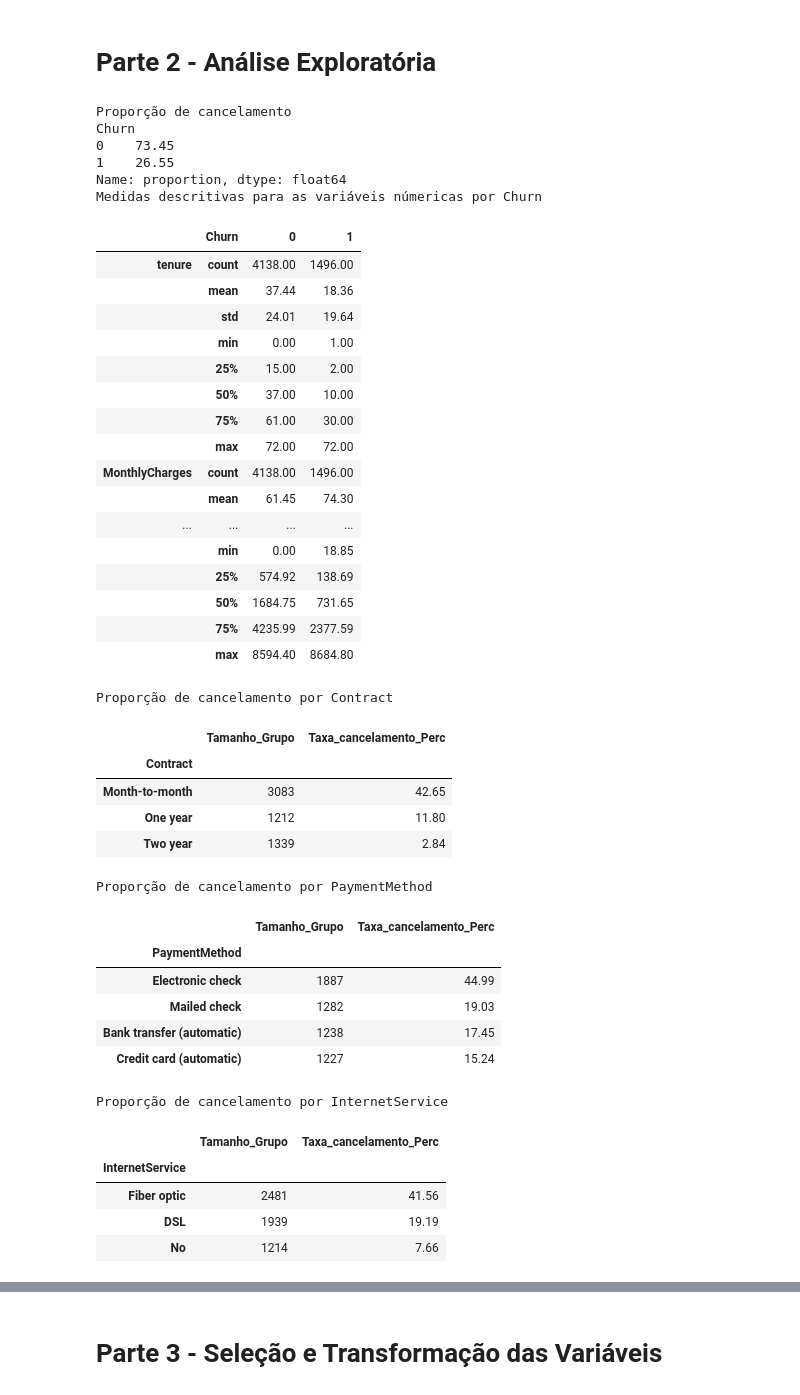
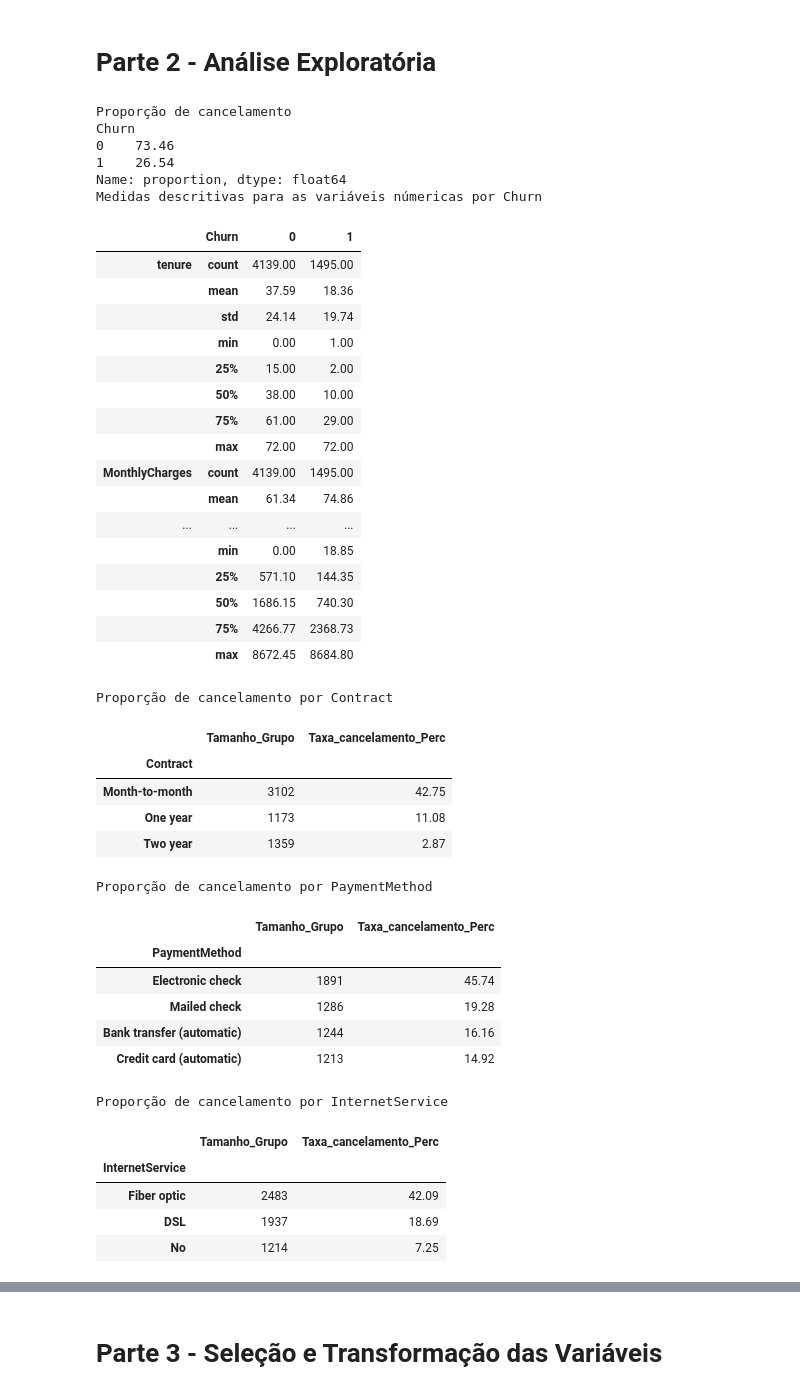
Before and after one commit to VictorTrasancos/Telco-Customer-Churn, a Jupyter notebook: telco_customer.ipynb, the cells around one changed output, grey strips where cells are left out. Drawn from its saved outputs; the diff is of its cells as text; code cells hidden in the pictures.

```diff
--- a/telco_customer.ipynb
+++ b/telco_customer.ipynb
@@ -35,6 +35,19 @@ print('Dimensões', df.shape)
 display(df.head())
 
 df.dtypes
+
+# Valores ausentes, duplicados e inconsistências
+print('TotalCharges em branco:', (df['TotalCharges'].astype(str).str.strip() == '').sum())
+print('Valores ausentes por coluna:')
+print(df.isna().sum()[lambda s: s > 0])
+print('Duplicatas:', df.duplicated().sum(), '| customerID duplicados:', df['customerID'].duplicated().sum())
+
+servicos_chk = ['OnlineSecurity', 'OnlineBackup', 'DeviceProtection', 'TechSupport', 'StreamingTV', 'StreamingMovies']
+for c in servicos_chk:
+    print(c, '- inconsistências com InternetService:',
+          ((df['InternetService'] == 'No') != (df[c] == 'No internet service')).sum())
+print('MultipleLines - inconsistências com PhoneService:',
+      ((df['PhoneService'] == 'No') != (df['MultipleLines'] == 'No phone service')).sum())
 
 # Clientes com tenure = 0 ainda não possuem valores a ser cobrado
 df['TotalCharges'] = pd.to_numeric(df['TotalCharges'], errors='coerce')
@@ -48,7 +61,7 @@ df['SeniorCitizen'] = df['SeniorCitizen'].replace({0: 'No', 1: 'Yes'})
 X = df.drop(columns=['customerID', 'Churn', 'y'])
 y = df['y']
 
-X_train, X_test, y_train, y_test = train_test_split(X, y, test_size=0.2, random_state=42)
+X_train, X_test, y_train, y_test = train_test_split(X, y, test_size=0.2,stratify=y, random_state=42)
 print(f"Dimensões do conjunto de Treino: {X_train.shape}")
 print(f"Dimensões do conjunto de Teste: {X_test.shape}")
 
@@ -98,8 +119,7 @@ print('Medidas descritivas para as variáveis númericas por Churn')
 display(tr.groupby('Churn')[num_cols].describe().round(2).T)
 
 # Grupos e Churn para variáveis categóricas
-categ_cols = ['Contract', 'PaymentMethod', 'InternetService']
-
+categ_cols = ['Contract', 'PaymentMethod', 'InternetService', 'OnlineSecurity', 'TechSupport', 'StreamingTV', 'PaperlessBilling']
 for categ in categ_cols:
   resumo = tr.groupby(categ)['Churn'].agg(
       Tamanho_Grupo = 'size',
@@ -117,67 +137,67 @@ fig, axes = plt.subplots(2, 2, figsize=(14, 10))
 sns.boxplot(data=tr, x='Churn', y='tenure', ax=axes[0, 0], palette='Set2')
 axes[0, 0].set_title('Tempo de Permanência (tenure) vs Churn')
 
 sns.boxplot(data=tr, x='Churn', y='MonthlyCharges', ax=axes[0, 1], palette='Set2')
 axes[0, 1].set_title('Mensalidade (MonthlyCharges) vs Churn')
 
 # Categóricas vs Churn
 sns.barplot(data=tr, x='Contract', y='Churn', errorbar=None, ax=axes[1, 0], palette='Blues_d')
 axes[1, 0].set_title('Taxa de Churn por Tipo de Contrato')
 axes[1, 0].set_ylabel('Proporção de Churn')
 
 sns.barplot(data=tr, x='PaymentMethod', y='Churn', errorbar=None, ax=axes[1, 1], palette='Blues_d')
 axes[1, 1].set_title('Taxa de Churn por Método de Pagamento')
 axes[1, 1].set_ylabel('Proporção de Churn')
 axes[1, 1].tick_params(axis='x', rotation=15)
 
 plt.tight_layout()
 plt.show()
 
 # Heatmap
 plt.figure(figsize=(6, 4))
 sns.heatmap(tr[num_cols].corr(), annot=True, cmap='coolwarm', fmt=".2f", vmin=0, vmax=1)
 plt.title('Matriz de Correlação - Variáveis Numéricas')
 plt.show()
 # %% [output]
 Proporção de cancelamento
 Churn
-0    73.45
-1    26.55
+0    73.46
+1    26.54
 Name: proportion, dtype: float64
 Medidas descritivas para as variáveis númericas por Churn
 |  | Churn | 0 | 1 |
-| tenure | count | 4138.00 | 1496.00 |
-|  | mean | 37.44 | 18.36 |
-|  | std | 24.01 | 19.64 |
+| tenure | count | 4139.00 | 1495.00 |
+|  | mean | 37.59 | 18.36 |
+|  | std | 24.14 | 19.74 |
 |  | min | 0.00 | 1.00 |
 |  | 25% | 15.00 | 2.00 |
-|  | 50% | 37.00 | 10.00 |
-|  | 75% | 61.00 | 30.00 |
+|  | 50% | 38.00 | 10.00 |
+|  | 75% | 61.00 | 29.00 |
 |  | max | 72.00 | 72.00 |
-| MonthlyCharges | count | 4138.00 | 1496.00 |
-|  | mean | 61.45 | 74.30 |
+| MonthlyCharges | count | 4139.00 | 1495.00 |
+|  | mean | 61.34 | 74.86 |
 | ... | ... | ... | ... |
 |  | min | 0.00 | 18.85 |
-|  | 25% | 574.92 | 138.69 |
-|  | 50% | 1684.75 | 731.65 |
-|  | 75% | 4235.99 | 2377.59 |
-|  | max | 8594.40 | 8684.80 |
+|  | 25% | 571.10 | 144.35 |
+|  | 50% | 1686.15 | 740.30 |
+|  | 75% | 4266.77 | 2368.73 |
+|  | max | 8672.45 | 8684.80 |
 Proporção de cancelamento por Contract
 |  | Tamanho_Grupo | Taxa_cancelamento_Perc |
 | Contract |  |  |
-| Month-to-month | 3083 | 42.65 |
-| One year | 1212 | 11.80 |
-| Two year | 1339 | 2.84 |
+| Month-to-month | 3102 | 42.75 |
+| One year | 1173 | 11.08 |
+| Two year | 1359 | 2.87 |
 Proporção de cancelamento por PaymentMethod
 |  | Tamanho_Grupo | Taxa_cancelamento_Perc |
 | PaymentMethod |  |  |
-| Electronic check | 1887 | 44.99 |
-| Mailed check | 1282 | 19.03 |
-| Bank transfer (automatic) | 1238 | 17.45 |
-| Credit card (automatic) | 1227 | 15.24 |
+| Electronic check | 1891 | 45.74 |
+| Mailed check | 1286 | 19.28 |
+| Bank transfer (automatic) | 1244 | 16.16 |
+| Credit card (automatic) | 1213 | 14.92 |
 Proporção de cancelamento por InternetService
 |  | Tamanho_Grupo | Taxa_cancelamento_Perc |
 | InternetService |  |  |
-| Fiber optic | 2481 | 41.56 |
-| DSL | 1939 | 19.19 |
-| No | 1214 | 7.66 |
+| Fiber optic | 2483 | 42.09 |
+| DSL | 1937 | 18.69 |
+| No | 1214 | 7.25 |
```
Also changed, not shown: parts of 24 cells of this notebook.
